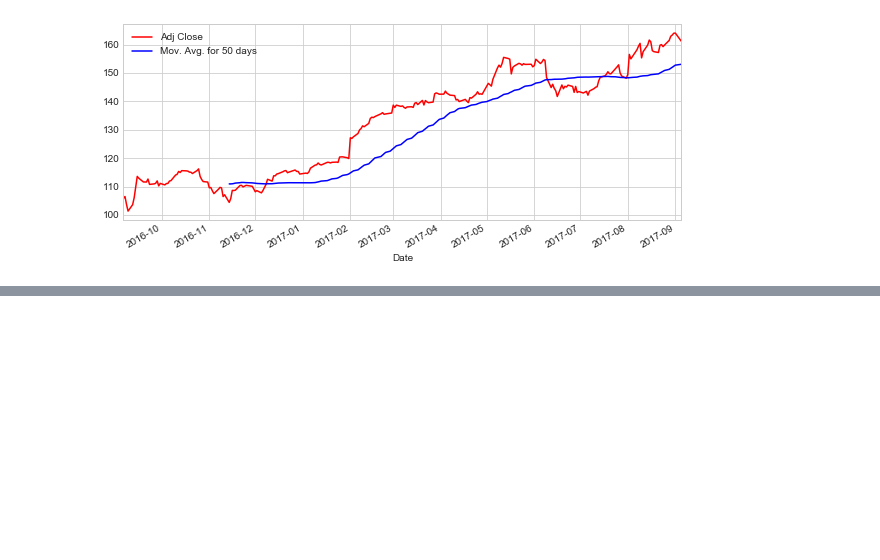
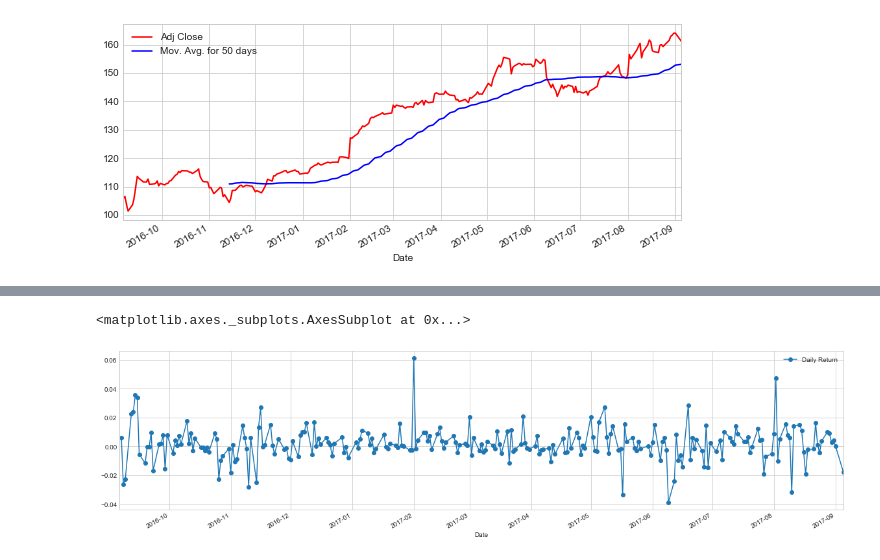
Before and after one commit to sajalsubodh22/Stock-Market-Analysis, a Jupyter notebook: stock.ipynb, the cells around one changed output, grey strips where cells are left out. Cells and saved outputs as stored; diff of their text form; code cells hidden in the pictures; blank space fills up the shorter version.

```diff
--- a/stock.ipynb
+++ b/stock.ipynb
@@ -131,0 +144,6 @@ AAPL[['Adj Close','Mov. Avg. for 50 days']].plot(legend = True, figsize = (10,4)
+# %%
+#Calculating percentage change myself
+pct_change = sr([np.NaN]*len(AAPL), index = AAPL.index)
+for i in range(1,len(AAPL)):
+    pct_change[i] = (AAPL['Adj Close'][i] - AAPL['Adj Close'][i-1]) / AAPL['Adj Close'][i-1]
+print(pct_change.head())
@@ -131,0 +158,7 @@ AAPL[['Adj Close','Mov. Avg. for 50 days']].plot(legend = True, figsize = (10,4)
+# %%
+#plotting Daily return
+AAPL['Daily Return'] = pct_change
+AAPL['Daily Return'].plot(legend = True , figsize = (20,5) , marker ='o')
+# %% [output]
+<matplotlib.axes._subplots.AxesSubplot at 0x...>
+[figure, added]
```
Also changed, not shown: parts of 8 cells of this notebook.
